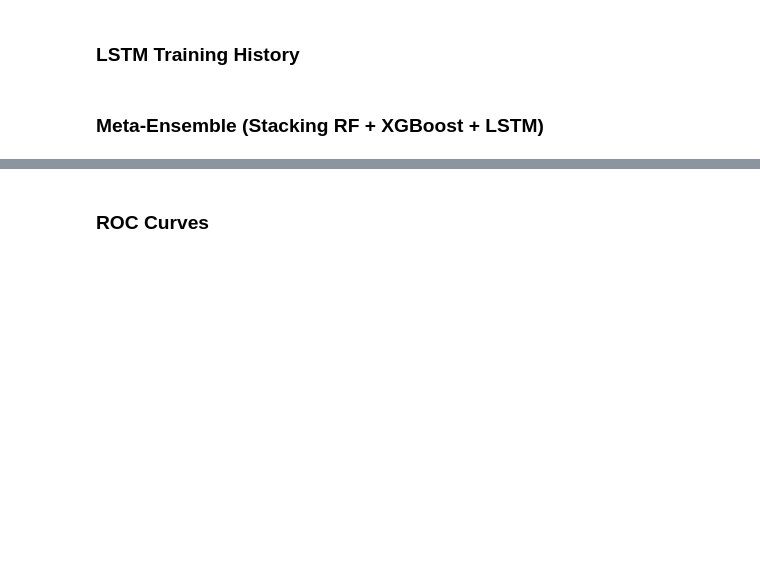
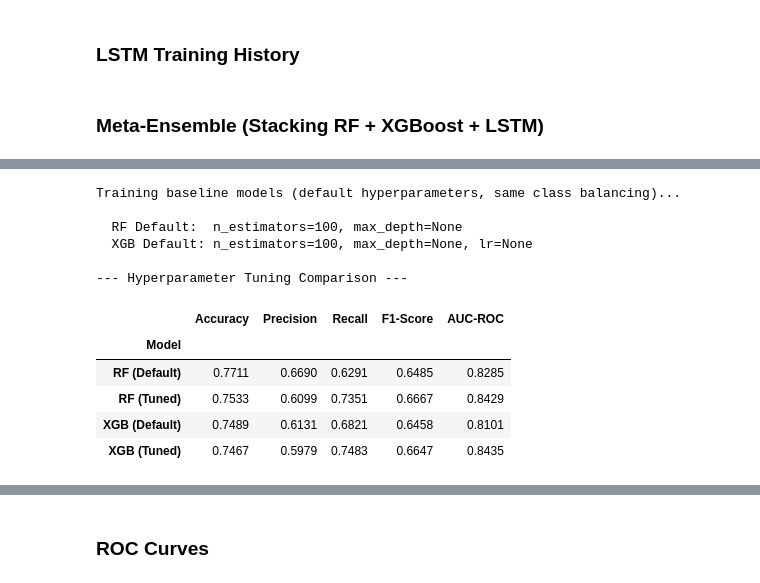
Before and after one commit to eori1/MAAGAP, a Jupyter notebook: MAAGAP_Objective1.ipynb, the cells around one changed output, grey strips where cells are left out. Cells and saved outputs as stored; diff of their text form; code cells hidden in the pictures; blank space fills up the shorter version.

```diff
--- a/MAAGAP_Objective1.ipynb
+++ b/MAAGAP_Objective1.ipynb
@@ -364,0 +371,77 @@ Training Meta-Ensemble (stacking RF + XGBoost + LSTM)...
+# %%
+from sklearn.metrics import accuracy_score, precision_score, recall_score, f1_score, roc_auc_score
+from sklearn.ensemble import RandomForestClassifier as _RFC
+from xgboost import XGBClassifier as _XGBC
+import numpy as _np
+
+print('Training baseline models (default hyperparameters, same class balancing)...\n')
+
+# Baseline RF: sklearn default n_estimators=100, max_depth=None, but same class_weight
+rf_baseline = _RFC(n_estimators=100, class_weight='balanced', random_state=42)
+rf_baseline.fit(Xs_tr, yd_tr)
+rf_bl_pred = rf_baseline.predict(Xs_te)
+rf_bl_prob = rf_baseline.predict_proba(Xs_te)[:, 1]
+print(f'  RF Default:  n_estimators={rf_baseline.n_estimators}, max_depth={rf_baseline.max_depth}')
+
+# Baseline XGB: default n_estimators=100, max_depth=6, lr=0.3, same scale_pos_weight
+_pos = int((yd_tr == 1).sum())
+_neg = int((yd_tr == 0).sum())
+xgb_baseline = _XGBC(
+    n_estimators=100, random_state=42, eval_metric='logloss',
+    use_label_encoder=False, scale_pos_weight=_neg/max(_pos, 1)
+)
+xgb_baseline.fit(Xs_tr, yd_tr)
+xgb_bl_pred = xgb_baseline.predict(Xs_te)
+xgb_bl_prob = xgb_baseline.predict_proba(Xs_te)[:, 1]
+print(f'  XGB Default: n_estimators={xgb_baseline.n_estimators}, max_depth={xgb_baseline.max_depth}, lr={xgb_baseline.learning_rate}')
+
+def _calc_metrics(y_true, y_pred, y_prob, label):
+    return {
+        'Model': label,
+        'Accuracy': accuracy_score(y_true, y_pred),
+        'Precision': precision_score(y_true, y_pred, zero_division=0),
+        'Recall': recall_score(y_true, y_pred, zero_division=0),
+        'F1-Score': f1_score(y_true, y_pred, zero_division=0),
+        'AUC-ROC': roc_auc_score(y_true, y_prob),
+    }
+
+rf_bl_metrics = _calc_metrics(yd_te, rf_bl_pred, rf_bl_prob, 'RF (Default)')
+rf_tuned_metrics = _calc_metrics(yd_te, rf_pred_te, rf_prob_te, 'RF (Tuned)')
+xgb_bl_metrics = _calc_metrics(yd_te, xgb_bl_pred, xgb_bl_prob, 'XGB (Default)')
+xgb_tuned_metrics = _calc_metrics(yd_te, xgb_pred_te, xgb_prob_te, 'XGB (Tuned)')
+
+comparison = pd.DataFrame([rf_bl_metrics, rf_tuned_metrics, xgb_bl_metrics, xgb_tuned_metrics])
+comparison = comparison.set_index('Model')
+
+print('\n--- Hyperparameter Tuning Comparison ---\n')
+display(comparison.style.format('{:.4f}').background_gradient(cmap='Greens', axis=0))
+
+for model in ['RF', 'XGB']:
+    bl = comparison.loc[f'{model} (Default)']
+    tu = comparison.loc[f'{model} (Tuned)']
+    diff = tu - bl
+    print(f'\n{model} improvement after tuning:')
+    for col in diff.index:
+        arrow = '\u2191' if diff[col] > 0 else '\u2193' if diff[col] < 0 else '\u2194'
+        print(f'  {col:12s}: {diff[col]:+.4f} {arrow}')
+
+print('\nKey hyperparameters found by RandomizedSearchCV:')
+print(f'  RF Tuned:  n_estimators={rf.n_estimators}, max_depth={rf.max_depth}, '
+      f'min_samples_split={rf.min_samples_split}, min_samples_leaf={rf.min_samples_leaf}, '
+      f'max_features={rf.max_features}')
+print(f'  XGB Tuned: n_estimators={xgb.n_estimators}, max_depth={xgb.max_depth}, '
+      f'lr={xgb.learning_rate}, subsample={xgb.subsample}, '
+      f'colsample_bytree={xgb.colsample_bytree}')
+# %% [output]
+Training baseline models (default hyperparameters, same class balancing)...
+
+  RF Default:  n_estimators=100, max_depth=None
+  XGB Default: n_estimators=100, max_depth=None, lr=None
+
+--- Hyperparameter Tuning Comparison ---
+|  | Accuracy | Precision | Recall | F1-Score | AUC-ROC |
+| Model |  |  |  |  |  |
+| RF (Default) | 0.7711 | 0.6690 | 0.6291 | 0.6485 | 0.8285 |
+| RF (Tuned) | 0.7533 | 0.6099 | 0.7351 | 0.6667 | 0.8429 |
+| XGB (Default) | 0.7489 | 0.6131 | 0.6821 | 0.6458 | 0.8101 |
+| XGB (Tuned) | 0.7467 | 0.5979 | 0.7483 | 0.6647 | 0.8435 |
```
Also changed, not shown: parts of 24 cells of this notebook, 31 other files.
